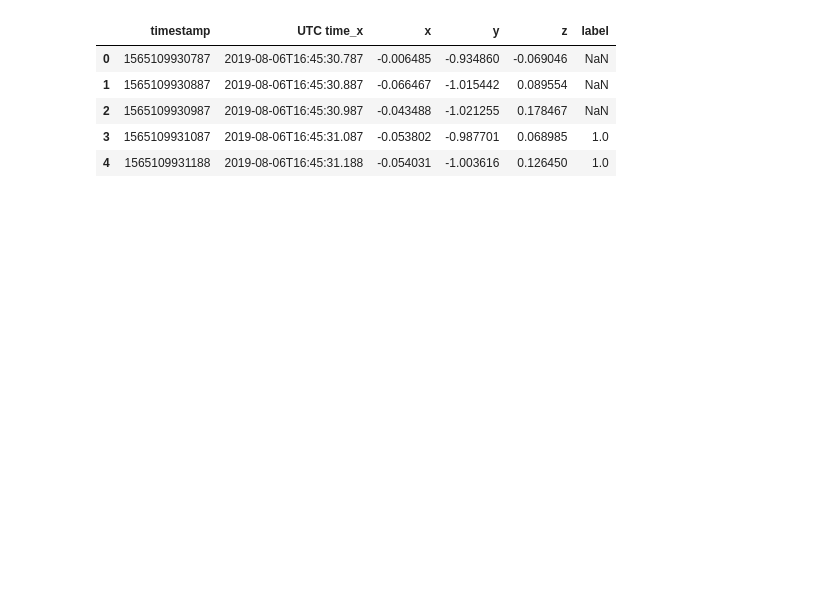
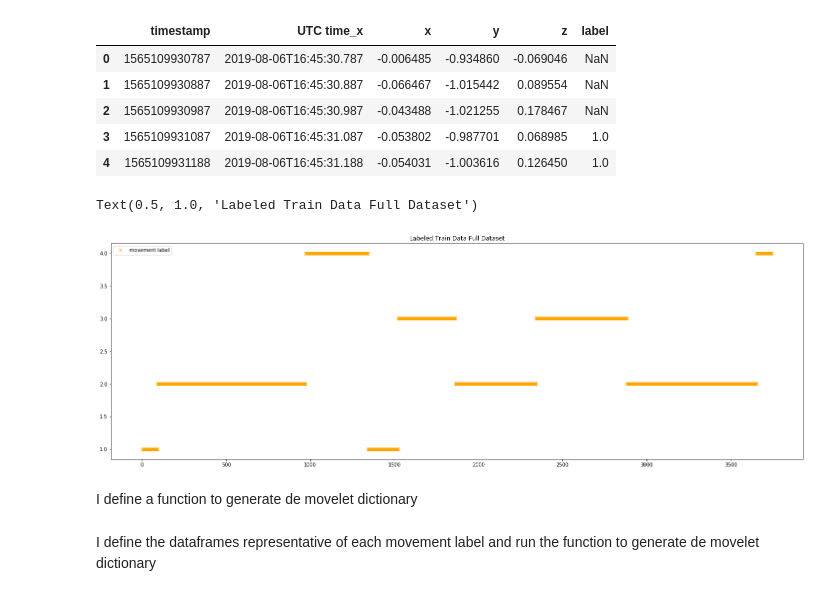
Before and after one commit to federicoweill/movement_prediction_edx_2019, a Jupyter notebook: movement_prediction_final.ipynb, the cells around one changed output. Saved outputs shown, nothing was run; the diff lists cells and outputs as text; code cells hidden in the pictures; blank space fills up the shorter version.

```diff
--- a/movement_prediction_final.ipynb
+++ b/movement_prediction_final.ipynb
@@ -25,6 +57,17 @@ df2.head()
 | 2 | 1565109930987 | 2019-08-06T16:45:30.987 | -0.043488 | -1.021255 | 0.178467 | NaN |
 | 3 | 1565109931087 | 2019-08-06T16:45:31.087 | -0.053802 | -0.987701 | 0.068985 | 1.0 |
 | 4 | 1565109931188 | 2019-08-06T16:45:31.188 | -0.054031 | -1.003616 | 0.126450 | 1.0 |
+# %%
+x = df2['label']
+plt.figure(figsize=(25,8))
+plt.plot(range(x.shape[0]),x,'x',color ='orange',label = 'movement label')
+plt.legend()
+plt.title('Labeled Train Data Full Dataset')
+# %% [output]
+Text(0.5, 1.0, 'Labeled Train Data Full Dataset')
+[figure, added]
+# %% [markdown]
+I define a function to generate de movelet dictionary
 # %%
 def movelet_dict_generator (dataframes,columns):
     '''this function takes a list of dataframes each one chosen for being representative of
@@ -48,6 +91,8 @@ def movelet_dict_generator (dataframes,columns):
     movelet_dict['label'].loc[160:240]= 3
     movelet_dict['label'].loc[240:320]= 4
     return movelet_dict
+# %% [markdown]
+I define the dataframes representative of each movement label and run the function to generate de movelet dictionary
 # %%
 df2label1 = df2[0:90]
 df2label2 = df2[260:350]
```
Also changed, not shown: parts of 27 cells of this notebook, 1 other file.
